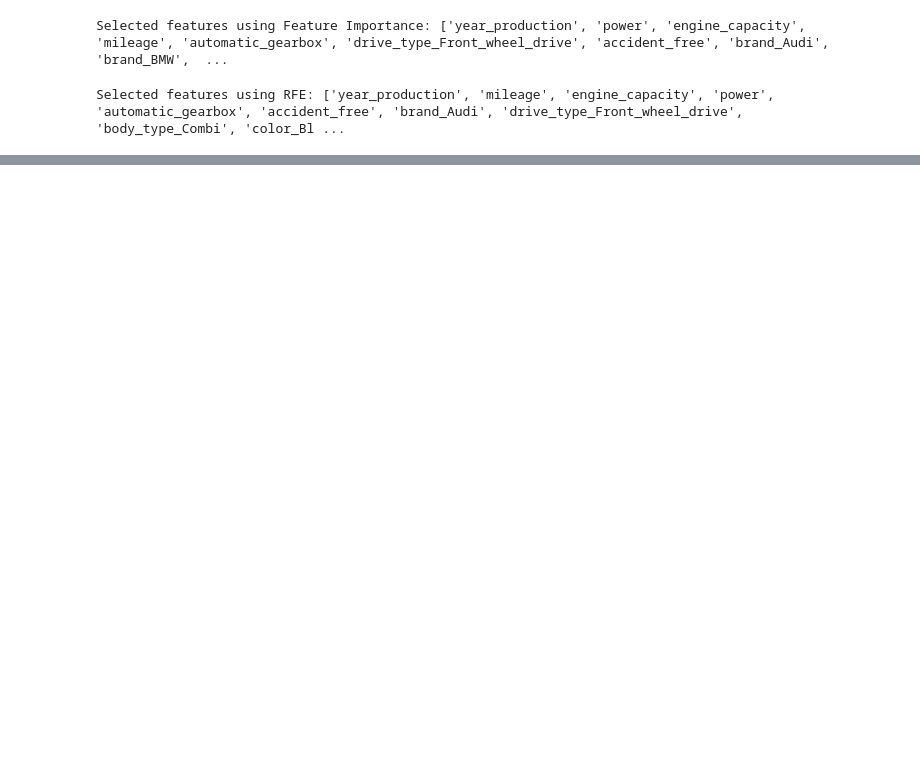
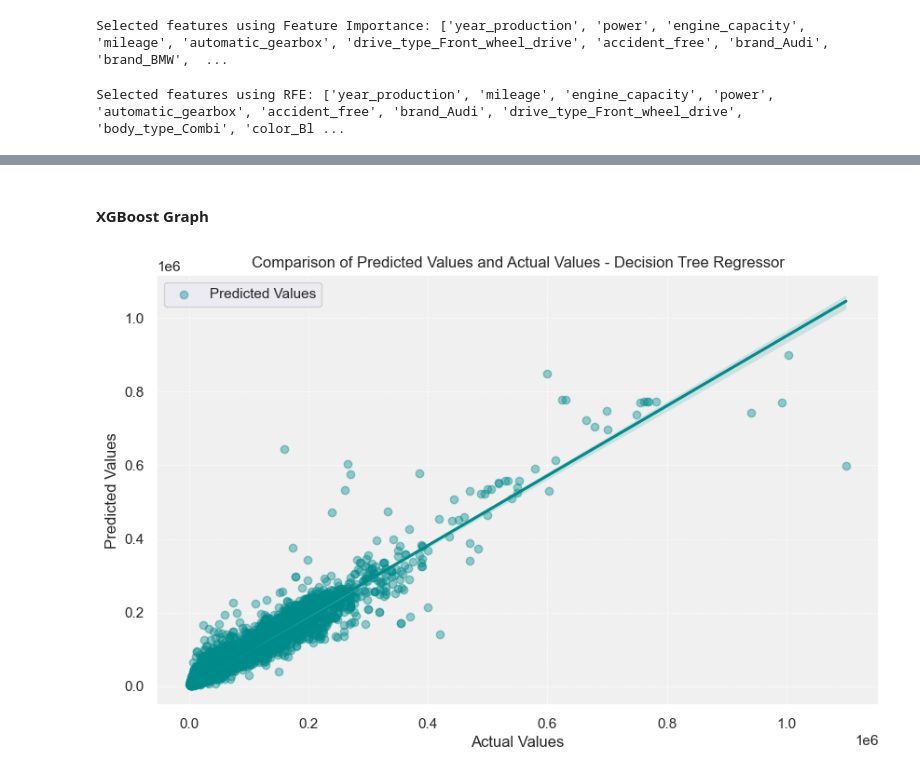
Before and after one commit to KarolinaSolarska/Predictive-Analytics-for-Car-Pricing, a Jupyter notebook: 5_Bottomup.ipynb, the cells around one changed output, grey strips where cells are left out. Saved outputs shown, nothing was run; the diff lists cells and outputs as text; code cells hidden in the pictures; blank space fills up the shorter version.

```diff
--- a/5_Bottomup.ipynb
+++ b/5_Bottomup.ipynb
@@ -169,0 +178,17 @@ print("Mean Squared Error:", mse)
+# %%
+model_xgb = XGBRegressor()
+param_grid_xgb = {
+    'n_estimators': [100, 200, 300],
+    'learning_rate': [0.01, 0.1, 0.2],
+    'max_depth': [3, 6, 9],
+    'subsample': [0.6, 0.8, 1.0],
+    'colsample_bytree': [0.6, 0.8, 1.0]
+}
+# %%
+trained_model_xgb, best_params_xgb, avg_score_xgb = train_model(
+    df_train, 'price', selected_features_fi, model_xgb, kf=3,
+    grid_search=False, param_grid=param_grid_xgb
+)
+
+print("Best parameters for DecisionTreeRegressor:", best_params_xgb)
+print("Average MAE score for DecisionTreeRegressor:", avg_score_xgb)
@@ -169,0 +204,6 @@ print("Mean Squared Error:", mse)
+# %%
+mse_xgb, y_pred_xgb = predict_model(trained_model_xgb, df_test, 'price', selected_features_fi,
+                            charts=False)
+
+print("Best parameters:", best_params_dt)
+print("Mean Squared Error:", mse_xgb)
@@ -169,0 +283,19 @@ print("Mean Squared Error:", mse)
+# %% [markdown]
+#### XGBoost Graph
+# %%
+sns.set(style="darkgrid")
+plt.figure(figsize=(10, 6))
+
+plt.scatter(df_test['price'], y_pred_xgb, color='darkcyan', alpha=0.4, label='Predicted Values')
+sns.regplot(x=df_test['price'], y=y_pred_xgb, scatter=False, line_kws={'color': 'darkcyan'}, ci=95)
+
+ax = plt.gca()
+ax.set_facecolor('#f0f0f0')
+plt.xlabel("Actual Values")
+plt.ylabel("Predicted Values")
+plt.title("Comparison of Predicted Values and Actual Values - Decision Tree Regressor")
+plt.legend()
+plt.grid(True, which='both', linestyle='--', linewidth=0.5)
+plt.show()
+# %% [output]
+[figure, added]
```
Also changed, not shown: parts of 33 cells of this notebook.
